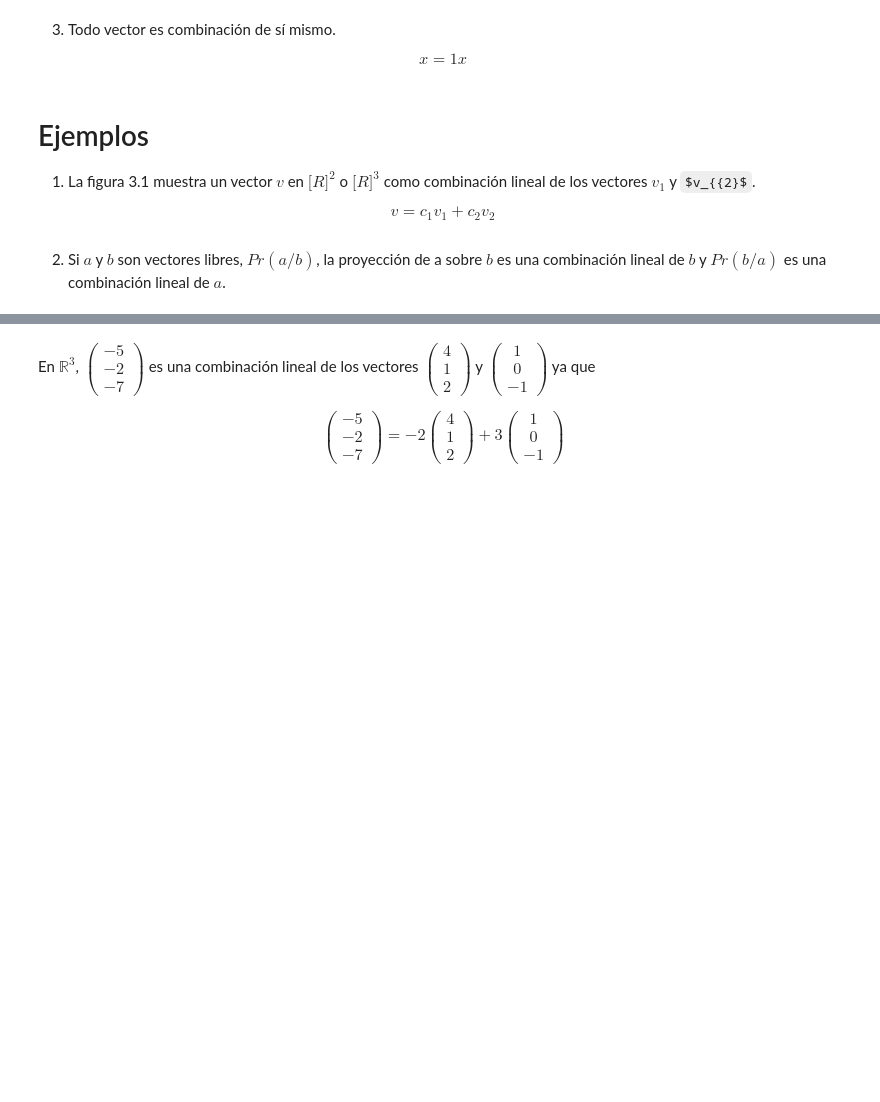
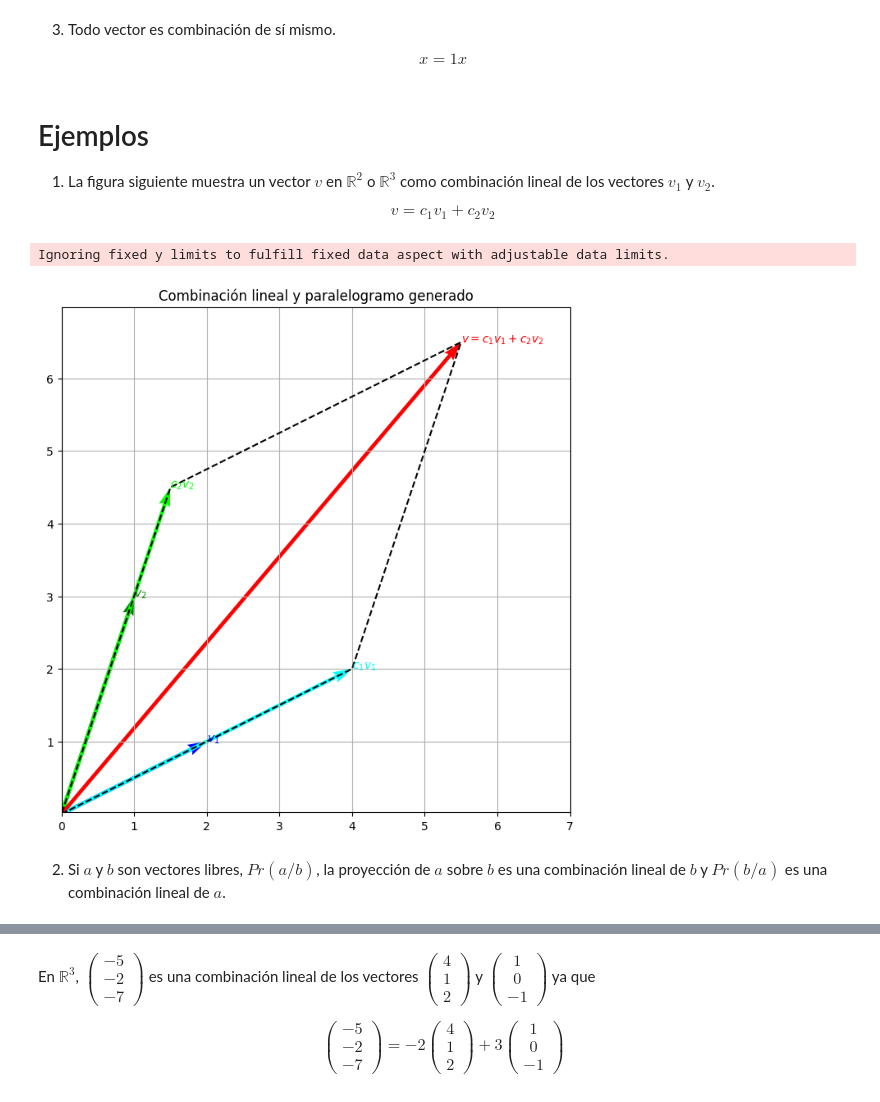
Before and after one commit to marco-canas/linear_algebra, a Jupyter notebook: 3_clases_segun_clara_mejia_laverde/1_cap/3_modulo/3_modulo.ipynb, the cells around one changed output, grey strips where cells are left out. Cells and saved outputs as stored; diff of their text form; code cells hidden in the pictures; some formulas as TeX source; blank space fills up the shorter version.

```diff
--- a/3_clases_segun_clara_mejia_laverde/1_cap/3_modulo/3_modulo.ipynb
+++ b/3_clases_segun_clara_mejia_laverde/1_cap/3_modulo/3_modulo.ipynb
@@ -150,15 +155,75 @@ $$
 # %% [markdown]
 # Ejemplos
 
-1. La figura 3.1 muestra un vector $v$ en $\mathbb[R]^{2}$ o $\mathbb[R]^{3}$ como combinación lineal de los vectores $v_{1}$ y $v_{{2}$.
+1. La figura siguiente muestra un vector $v$ en $\mathbb{R}^{2}$ o $\mathbb{R}^{3}$ como combinación lineal de los vectores $v_{1}$ y $v_{2}$.
 
 $$
 v = c_{1} v_{1} + c_{2}v_{2}
 $$
 # %%
-# dame con matplotlib el grafico de dos vectores v1 y v1, y el gráfico en el mismo plano de los multiplos escalares c1v1 y c2v2,
-# con escalares c1 y c2 positivos. Además inclute el trazo del vector v = c1v1+c2v2 y el paralelogramo determinado por
+# dame con matplotlib el grafico de dos vectores v1 y v1,
+# y el gráfico en el mismo plano de los múltiplos escalares c1v1 y c2v2,
+# con escalares c1 y c2 positivos. Además inclute el trazo del vector
+# v = c1v1+c2v2 y el paralelogramo determinado por
 # c1v1 y c2v2
+
+import numpy as np
+import matplotlib.pyplot as plt
+
+# Definición de los vectores
+v1 = np.array([2, 1])
+v2 = np.array([1, 3])
+
+# Escalares positivos
+c1 = 2
+c2 = 1.5
+
+# Múltiplos escalares
+c1v1 = c1 * v1
+c2v2 = c2 * v2
+
+# Vector resultante
+v = c1v1 + c2v2
+
+# Crear la figura
+plt.figure(figsize=(8, 8))
+plt.axhline(0)
+plt.axvline(0)
+plt.grid(True)
+
+# Vectores originales
+plt.quiver(0, 0, v1[0], v1[1], angles='xy', scale_units='xy', scale=1, color='blue')
+plt.quiver(0, 0, v2[0], v2[1], angles='xy', scale_units='xy', scale=1, color='green')
+
+# Múltiplos escalares
+plt.quiver(0, 0, c1v1[0], c1v1[1], angles='xy', scale_units='xy', scale=1, color='cyan')
+plt.quiver(0, 0, c2v2[0], c2v2[1], angles='xy', scale_units='xy', scale=1, color='lime')
+
+# Vector suma
+plt.quiver(0, 0, v[0], v[1], angles='xy', scale_units='xy', scale=1, color='red')
+
+# Paralelogramo
+x_par = [0, c1v1[0], v[0], c2v2[0], 0]
+y_par = [0, c1v1[1], v[1], c2v2[1], 0]
+plt.plot(x_par, y_par, 'k--')
+
+# Etiquetas
+plt.text(v1[0], v1[1], r'$v_1$', color='blue')
+plt.text(v2[0], v2[1], r'$v_2$', color='green')
+plt.text(c1v1[0], c1v1[1], r'$c_1v_1$', color='cyan')
+plt.text(c2v2[0], c2v2[1], r'$c_2v_2$', color='lime')
+plt.text(v[0], v[1], r'$v=c_1v_1+c_2v_2$', color='red')
+
+# Ajustes finales
+plt.axis('equal')
+plt.xlim(0, 7)
+plt.ylim(0, 7)
+plt.title('Combinación lineal y paralelogramo generado')
+plt.savefig(r"C:\Users\marco\Downloads\Combinación_lineal_y_paralelogramo_generado.png")
+plt.show()
+# %% [output]
+Ignoring fixed y limits to fulfill fixed data aspect with adjustable data limits.
+[figure, added]
 # %% [markdown]
-2.  Si  $a$ y $b$ son vectores libres, $Pr(a/b)$, la proyección de a sobre $b$ es una combinación lineal de $b$ y $Pr(b/a)$ es una combinación lineal de $a$.
+2.  Si  $a$ y $b$ son vectores libres, $Pr(a/b)$, la proyección de $a$ sobre $b$ es una combinación lineal de $b$ y $Pr(b/a)$ es una combinación lineal de $a$.
 # %%
```
Also changed, not shown: parts of 41 cells of this notebook, 3 other files.
